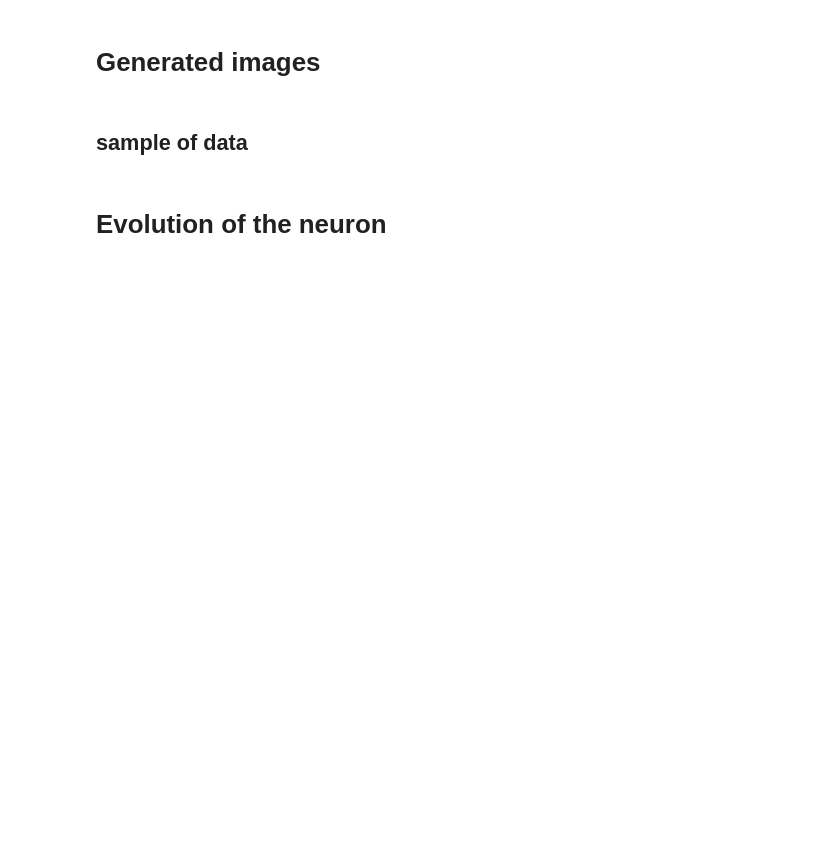
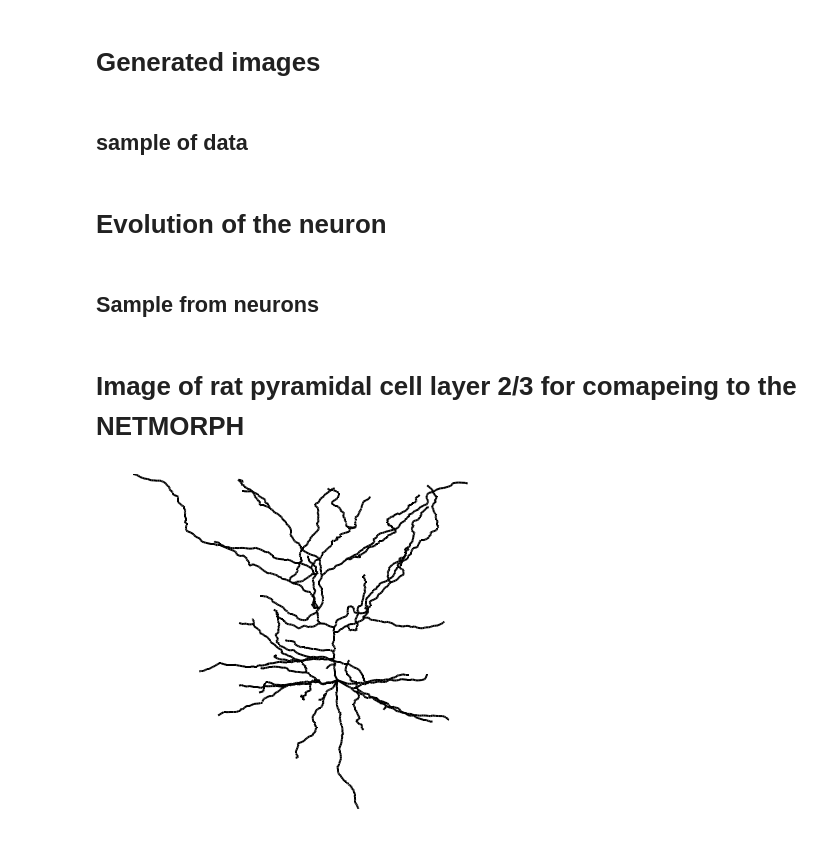
Before and after one commit to RoozbehFarhoodi/McNeuron, a Jupyter notebook: Figures of paper.ipynb, the cells around one changed output. Cells and saved outputs as stored; diff of their text form; code cells hidden in the pictures; blank space fills up the shorter version.

```diff
--- a/Figures of paper.ipynb
+++ b/Figures of paper.ipynb
@@ -901,3 +979,5 @@ plt.savefig("/Volumes/Arch/Dropbox/MCMC paper/evolution")
 # %%
 for i in range(len(N)):
     plot_2D(N[i])
+# %% [markdown]
+## Sample from neurons
@@ -903,0 +1010,16 @@ for i in range(len(N)):
+# %% [markdown]
+# Image of rat pyramidal cell layer 2/3 for comapeing to the NETMORPH
+# %%
+import numpy as np
+import McNeuron
+import matplotlib.pyplot as plt
+from copy import deepcopy
+%matplotlib inline
+#np.random.seed(0)
+L_neuron = McNeuron.visualize.get_all_path("/Volumes/Arch/Projects/Computational Anatomy/pyramidal/de koninck/")
+#L_neuron = McNeuron.visualize.get_all_path("/Volumes/Arch/Projects/Computational Anatomy/badea, ganglia cell, retina mouse/")
+Feature_neuron = McNeuron.Neuron(file_format = 'swc', input_file=L_neuron[20])
+#inter2 = Inter2.subsample_given_n_node(400)
+McNeuron.visualize.plot_2D(Feature_neuron, dpi = 120, size = 5, show_width= False,  background = .01,line_width=2)
+# %% [output]
+[figure, added]
```
Also changed, not shown: parts of 37 cells of this notebook, 21 other files.
